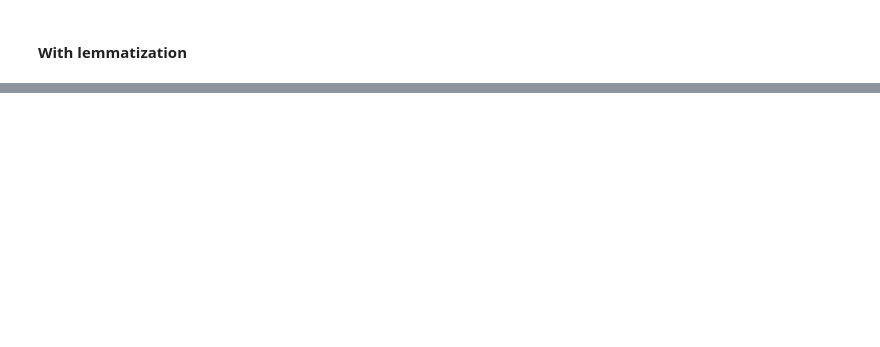
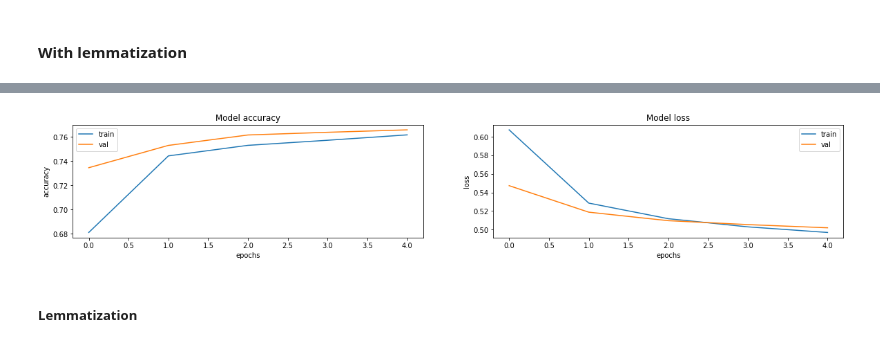
Before and after one commit to ThibaultDieudonne/Sentiment-Analysis, a Jupyter notebook: n.ipynb, the cells around one changed output, grey strips where cells are left out. Drawn from its saved outputs; the diff is of its cells as text; code cells hidden in the pictures; blank space fills up the shorter version.

```diff
--- a/n.ipynb
+++ b/n.ipynb
@@ -221,0 +487,7 @@ random_forest_lem.score(test_vectorized_lem, test_target)
+# %%
+history = pd.read_csv(f'./models/stemming_model_history.csv')
+display_learning_curves(history)
+# %% [output]
+[figure, added]
+# %% [markdown]
+##### Lemmatization
```
Also changed, not shown: parts of 36 cells of this notebook, 3 other files.
